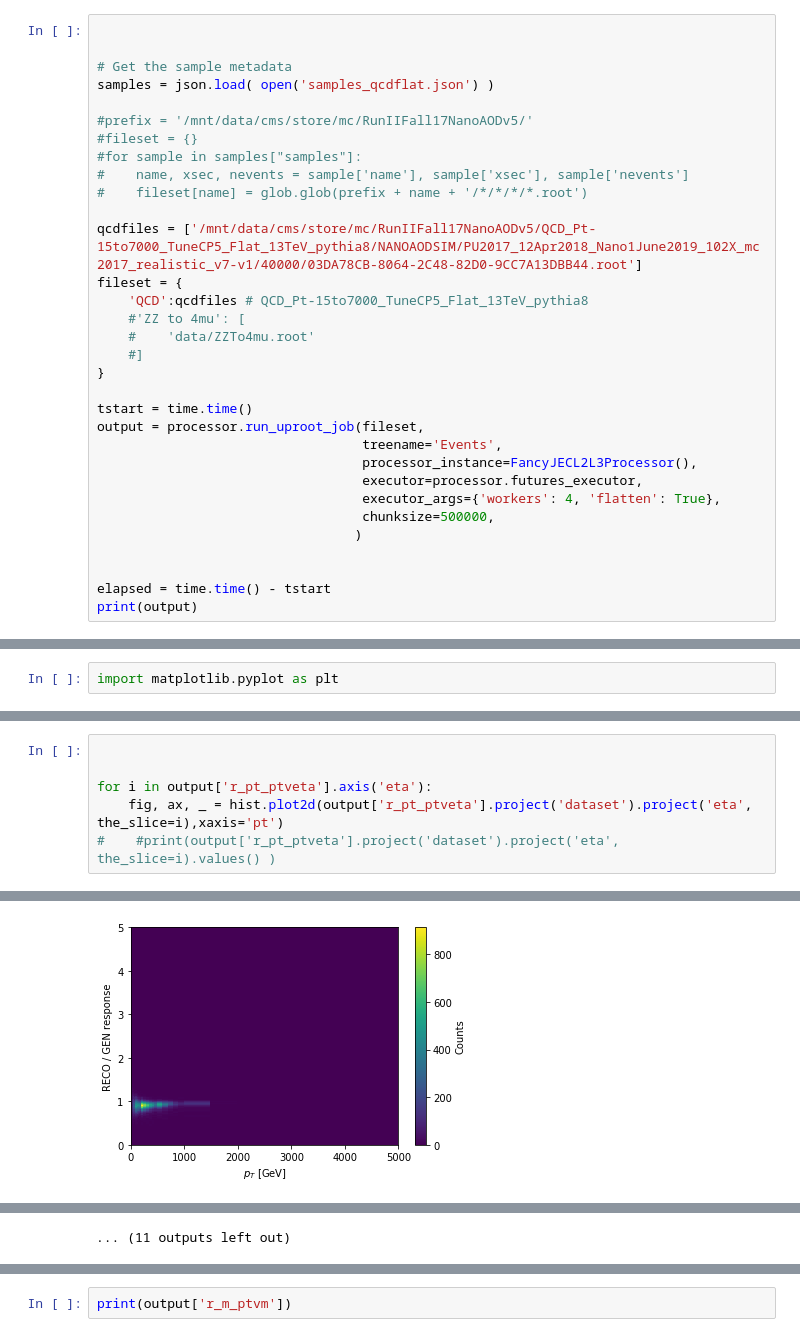
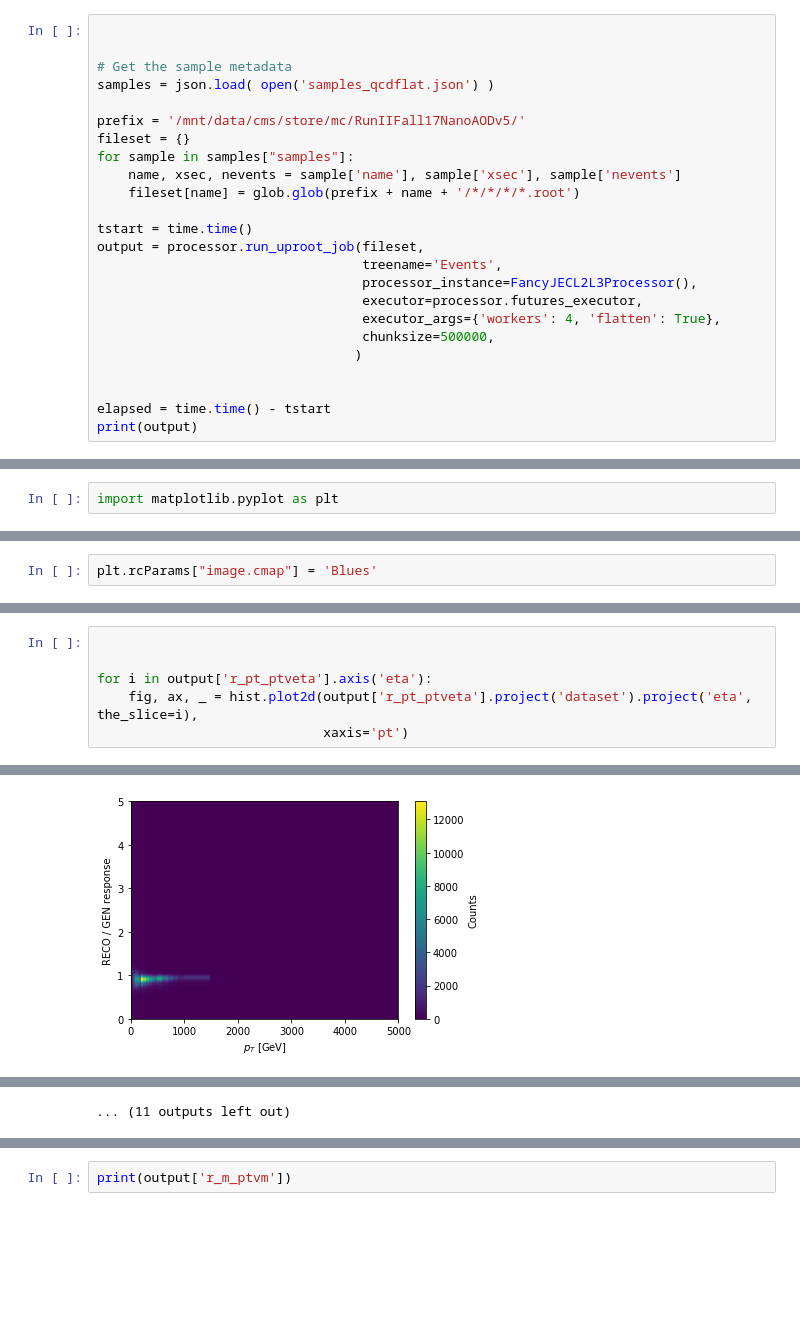
Before and after one commit to nsmith-/CoffeaJERC, a Jupyter notebook: genL2L3.ipynb, the cells around one changed output, grey strips where cells are left out. Cells and saved outputs as stored; diff of their text form; blank space fills up the shorter version.

Commit message:
Running over all data

```diff
--- a/genL2L3.ipynb
+++ b/genL2L3.ipynb
@@ -119,19 +119,11 @@ class FancyJECL2L3Processor(processor.ProcessorABC):
 # Get the sample metadata
 samples = json.load( open('samples_qcdflat.json') )
 
-#prefix = '/mnt/data/cms/store/mc/RunIIFall17NanoAODv5/'
-#fileset = {}
-#for sample in samples["samples"]:
-#    name, xsec, nevents = sample['name'], sample['xsec'], sample['nevents']
-#    fileset[name] = glob.glob(prefix + name + '/*/*/*/*.root')
-
-qcdfiles = ['/mnt/data/cms/store/mc/RunIIFall17NanoAODv5/QCD_Pt-15to7000_TuneCP5_Flat_13TeV_pythia8/NANOAODSIM/PU2017_12Apr2018_Nano1June2019_102X_mc2017_realistic_v7-v1/40000/03DA78CB-8064-2C48-82D0-9CC7A13DBB44.root']
-fileset = {
-    'QCD':qcdfiles # QCD_Pt-15to7000_TuneCP5_Flat_13TeV_pythia8
-    #'ZZ to 4mu': [
-    #    'data/ZZTo4mu.root'
-    #]
-}
+prefix = '/mnt/data/cms/store/mc/RunIIFall17NanoAODv5/'
+fileset = {}
+for sample in samples["samples"]:
+    name, xsec, nevents = sample['name'], sample['xsec'], sample['nevents']
+    fileset[name] = glob.glob(prefix + name + '/*/*/*/*.root')
 
 tstart = time.time()
 output = processor.run_uproot_job(fileset,
@@ -161,3 +153,5 @@ fig.show()
+# %%
+plt.rcParams["image.cmap"] = 'Blues'
 # %%
 fig, ax = hist.plotgrid(output['eta'], overlay="dataset", stack=False
                                  )
@@ -171,7 +165,7 @@ fig.show()
 
 
 for i in output['r_pt_ptveta'].axis('eta'):
-    fig, ax, _ = hist.plot2d(output['r_pt_ptveta'].project('dataset').project('eta', the_slice=i),xaxis='pt')
-#    #print(output['r_pt_ptveta'].project('dataset').project('eta', the_slice=i).values() )
+    fig, ax, _ = hist.plot2d(output['r_pt_ptveta'].project('dataset').project('eta', the_slice=i),
+                             xaxis='pt')
 # %% [output]
 [figure]
@@ -184 +178 @@ for i in output['r_pt_ptveta'].axis('eta'):
-[figure, old version]
+[figure, new version]
```
Also changed, not shown: parts of 5 cells of this notebook.
